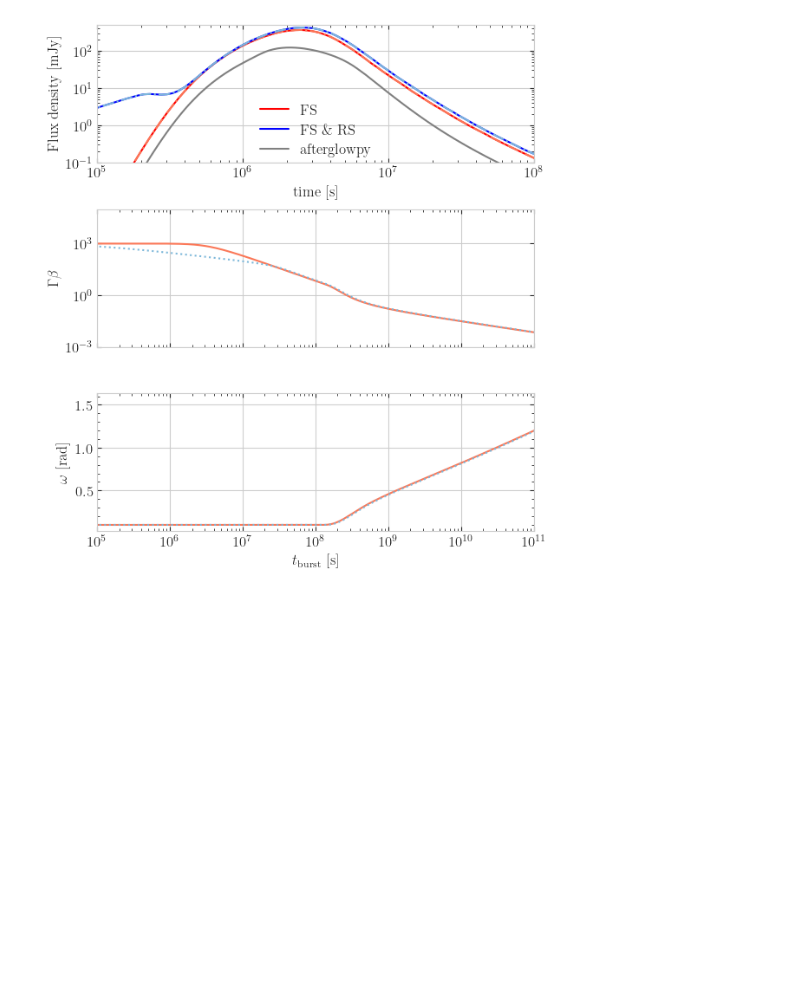
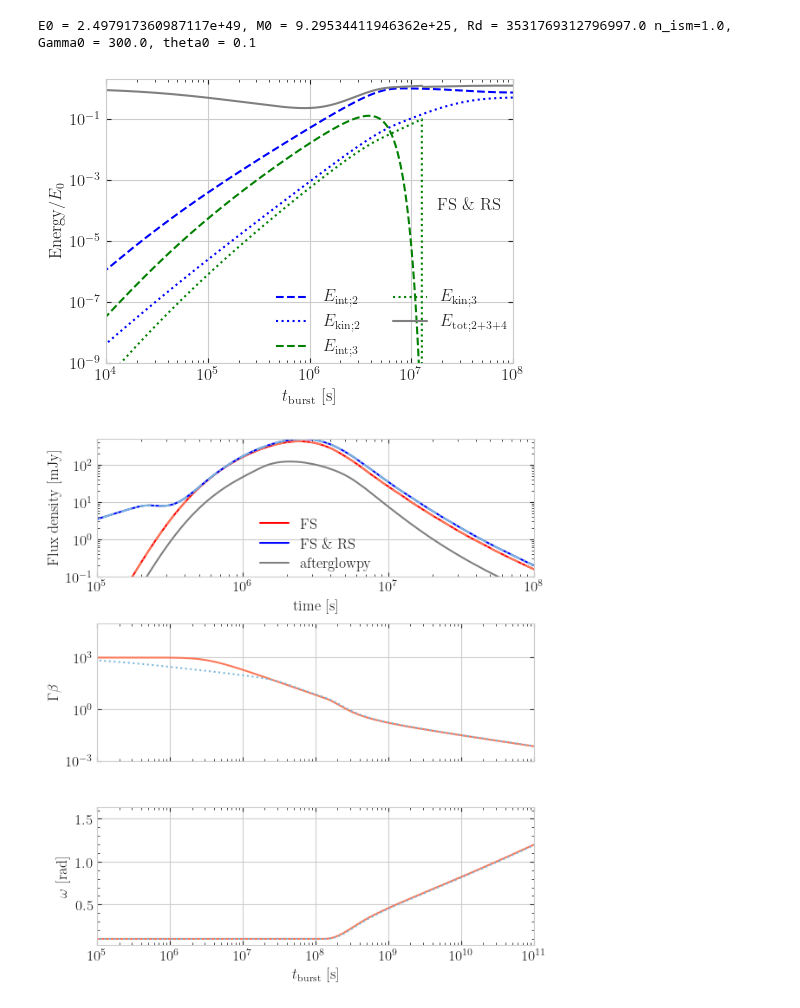
Before and after one commit to vsevolodnedora/PBA_projects, a Jupyter notebook: grbafg/tophat/analysis_fsrs.ipynb, the cells around one changed output. Drawn from its saved outputs; the diff is of its cells as text; code cells hidden in the pictures; blank space fills up the shorter version.

```diff
--- a/grbafg/tophat/analysis_fsrs.ipynb
+++ b/grbafg/tophat/analysis_fsrs.ipynb
@@ -50,5 +221,14 @@ tsk.pars["theta_obs"] = 0.9
+# %%
+paper_plot_compare_fsrs(plot_rs=True, figname="abstract_tophat_fsrs_energy", text="FS \& RS", ylim=(1e-9,2))
+# %% [output]
+E0 = 2.497917360987117e+49, M0 = 9.29534411946362e+25, Rd = 3531769312796997.0 n_ism=1.0, Gamma0 = 300.0, theta0 = 0.1
+[figure, added]
 # %%
 def paper_plot_compare_fsrs():
+
+    tsk = SettingsTopHat()
+    tsk.pars["theta_obs"] = 0.9
+
     fig, axes = plt.subplots(figsize=(6,6.5), ncols=1, nrows=3)
 
     grbrs.paper_plot_compare_fsrs(axes,
@@ -124,4 +304,4 @@ def paper_plot_compare_fsrs():
     plt.show()
 paper_plot_compare_fsrs()
 # %% [output]
-[figure, old version]
+[figure, new version]
```
Also changed, not shown: parts of 10 cells of this notebook.
